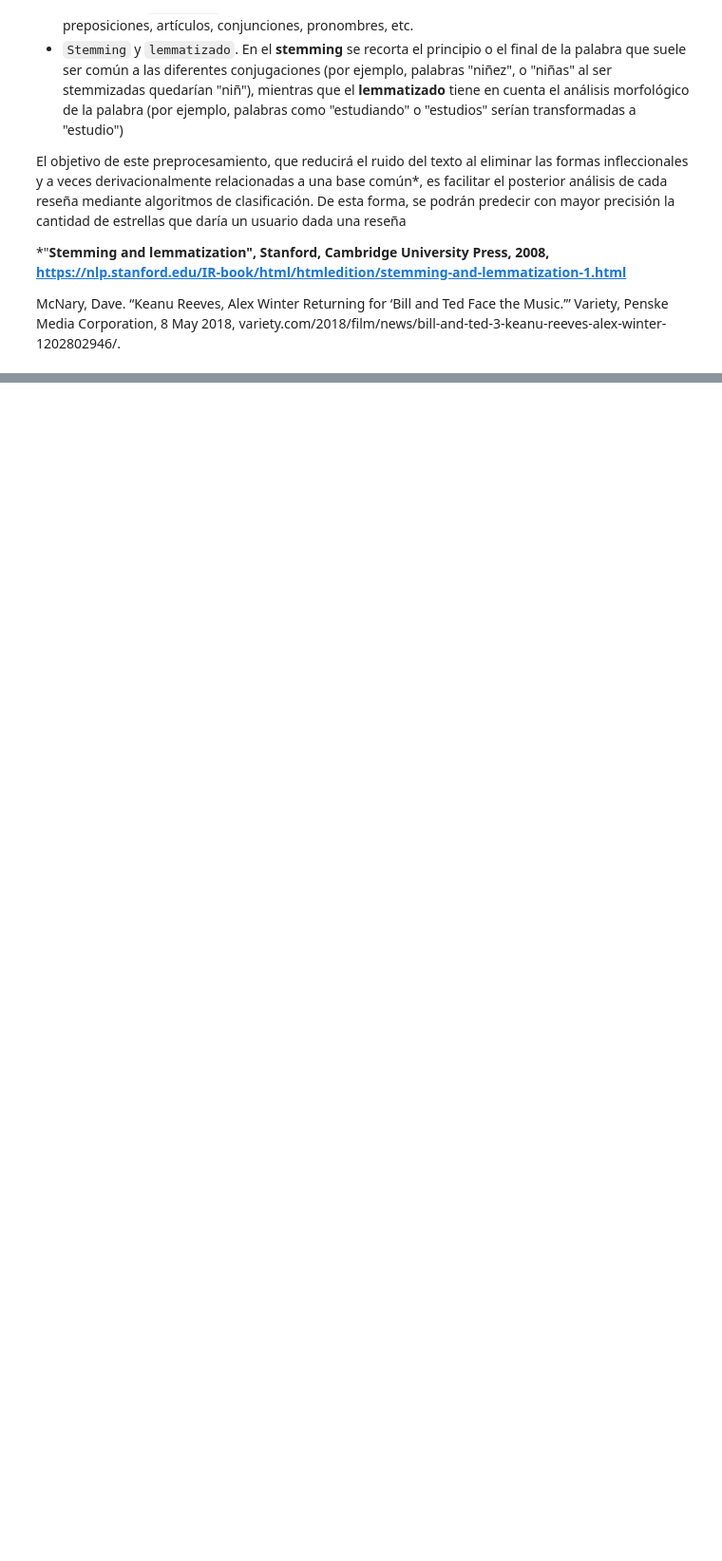
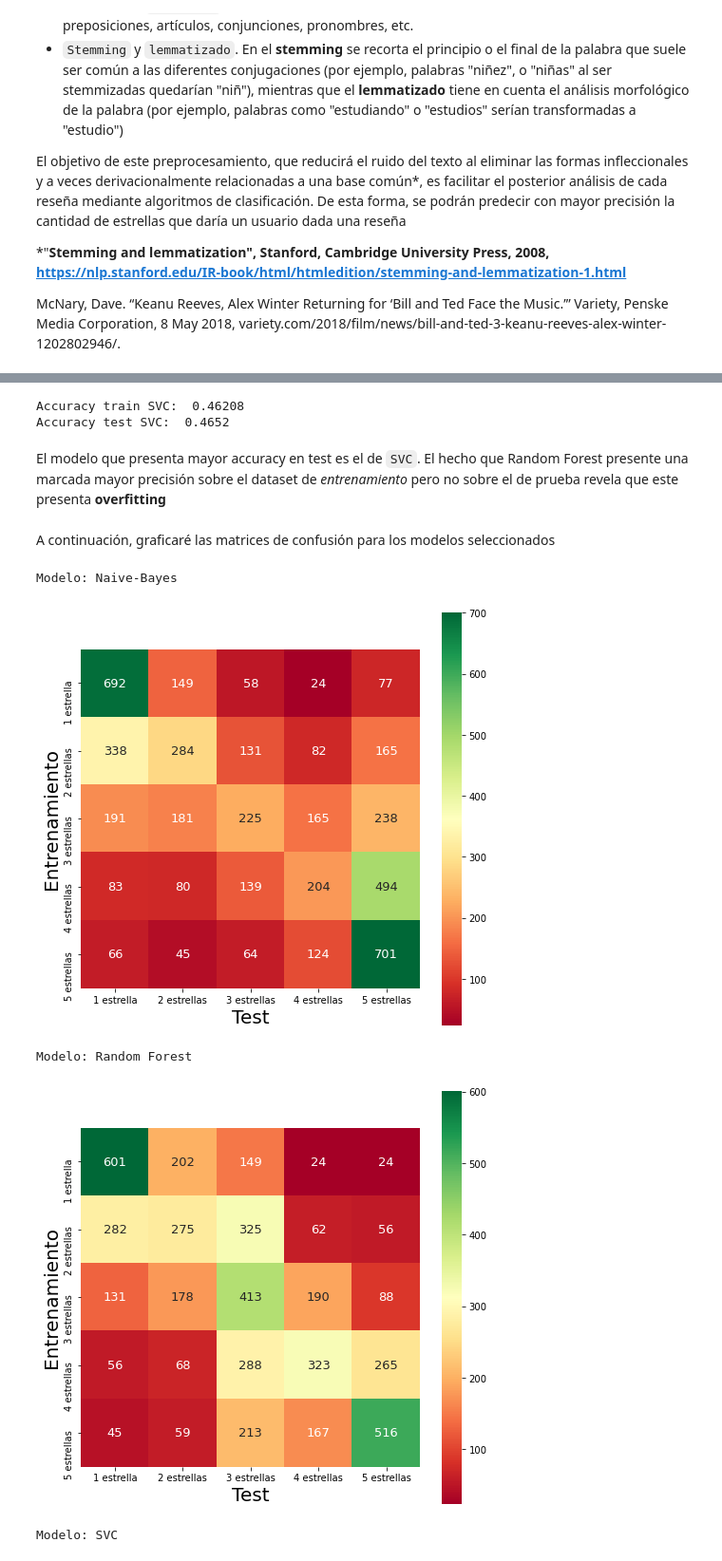
Before and after one commit to gpozzi/machine-learning, a Jupyter notebook: DS_Proyecto_03_NLP.ipynb, the cells around one changed output, grey strips where cells are left out. Shown at 95% size. Saved outputs shown, nothing was run; the diff lists cells and outputs as text; code cells hidden in the pictures; blank space fills up the shorter version.

```diff
--- a/DS_Proyecto_03_NLP.ipynb
+++ b/DS_Proyecto_03_NLP.ipynb
@@ -203,0 +351,3 @@ for x in range(1,6):
+# %%
+svc = LinearSVC(C = 1, random_state=42)
+svc.fit(X_train, y_train)
@@ -203,0 +358,6 @@ for x in range(1,6):
+# %%
+y_train_pred = nb.predict(X_train)
+y_test_pred = nb.predict(X_test)
+
+print("Accuracy train NB: ", accuracy_score(y_train, y_train_pred))
+print("Accuracy test NB: ", accuracy_score(y_test, y_test_pred))
@@ -203,0 +367,6 @@ for x in range(1,6):
+# %%
+y_train_pred_rf = random_forest.predict(X_train)
+y_test_pred_rf = random_forest.predict(X_test)
+
+print("Accuracy train Random Forest: ", accuracy_score(y_train, y_train_pred_rf))
+print("Accuracy test Random Forest: ", accuracy_score(y_test, y_test_pred_rf))
@@ -203,0 +376,34 @@ for x in range(1,6):
+# %%
+y_train_pred_svc= svc.predict(X_train)
+y_test_pred_svc = svc.predict(X_test)
+
+print("Accuracy train SVC: ", accuracy_score(y_train, y_train_pred_svc))
+print("Accuracy test SVC: ", accuracy_score(y_test, y_test_pred_svc))
+# %% [output]
+Accuracy train SVC:  0.46208
+Accuracy test SVC:  0.4652
+# %% [markdown]
+El modelo que presenta mayor accuracy en test es el de <code>SVC</code>. El hecho que Random Forest presente una marcada mayor precisión sobre el dataset de *entrenamiento* pero no sobre el de prueba revela que este presenta **overfitting**
+# %% [markdown]
+A continuación, graficaré las matrices de confusión para los modelos seleccionados
+# %%
+lista_modelos = ([y_test_pred,'Naive-Bayes'],[y_test_pred_rf,'Random Forest'],[y_test_pred_svc,'SVC'])
+
+for i in range(0,3):
+    print('Modelo: '+lista_modelos[i][1])
+    calificacion=["1 estrella","2 estrellas", "3 estrellas", "4 estrellas", "5 estrellas"]
+    cm = confusion_matrix(y_test,lista_modelos[i][0])
+    f,ax = plt.subplots(figsize=(8,8))
+    sns.heatmap(cm, square = True, annot=True, fmt= '.0f',annot_kws={'size': 13}, cmap= 'RdYlGn',ax=ax)
+
+    plt.xlabel("Test", size =20)
+    plt.ylabel("Entrenamiento", size =20)
+    ax.set_xticklabels(calificacion)
+    ax.set_yticklabels(calificacion)
+    plt.show()
+# %% [output]
+Modelo: Naive-Bayes
+[figure, added]
+Modelo: Random Forest
+[figure, added]
+Modelo: SVC
```
Also changed, not shown: parts of 32 cells of this notebook.
